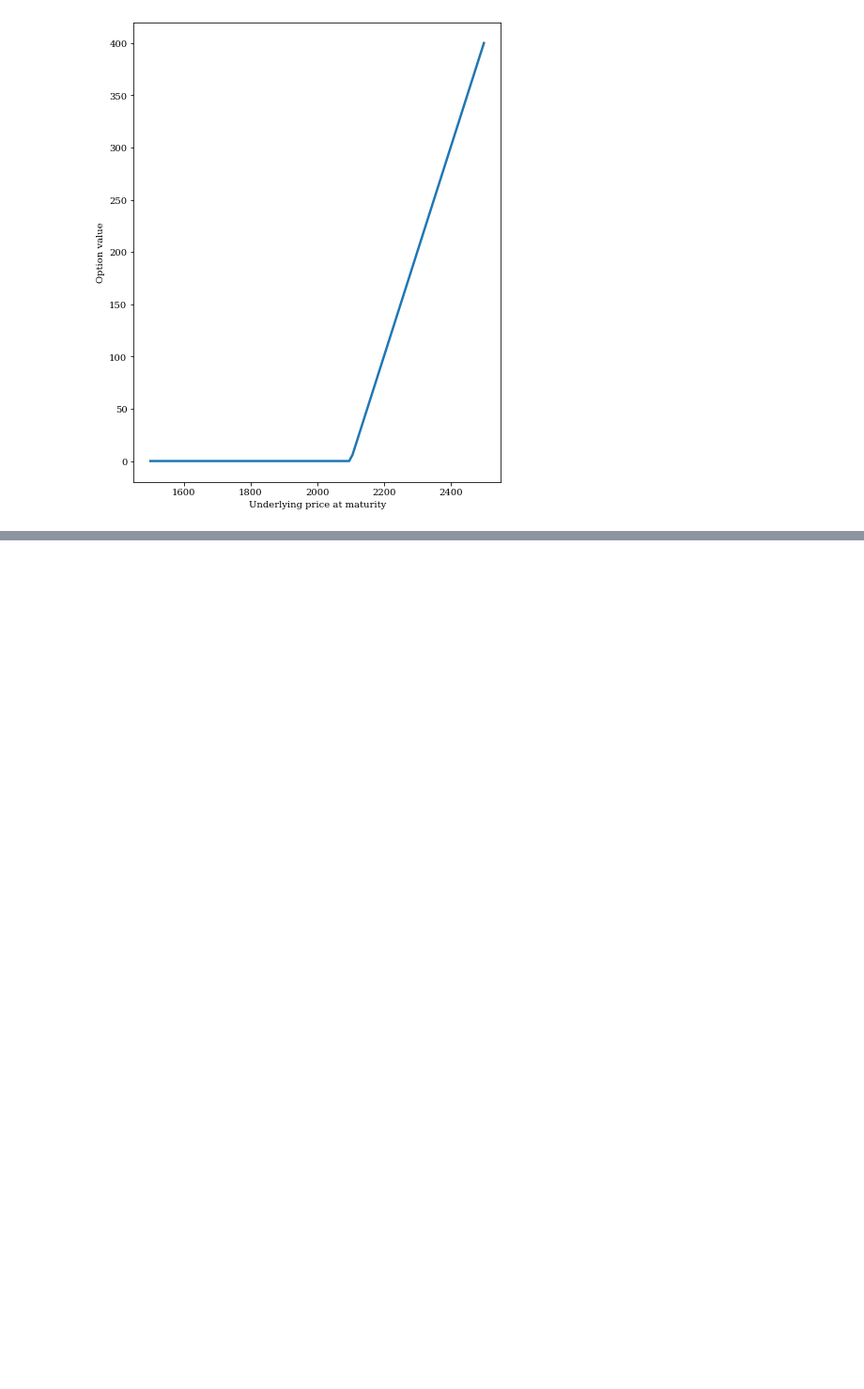
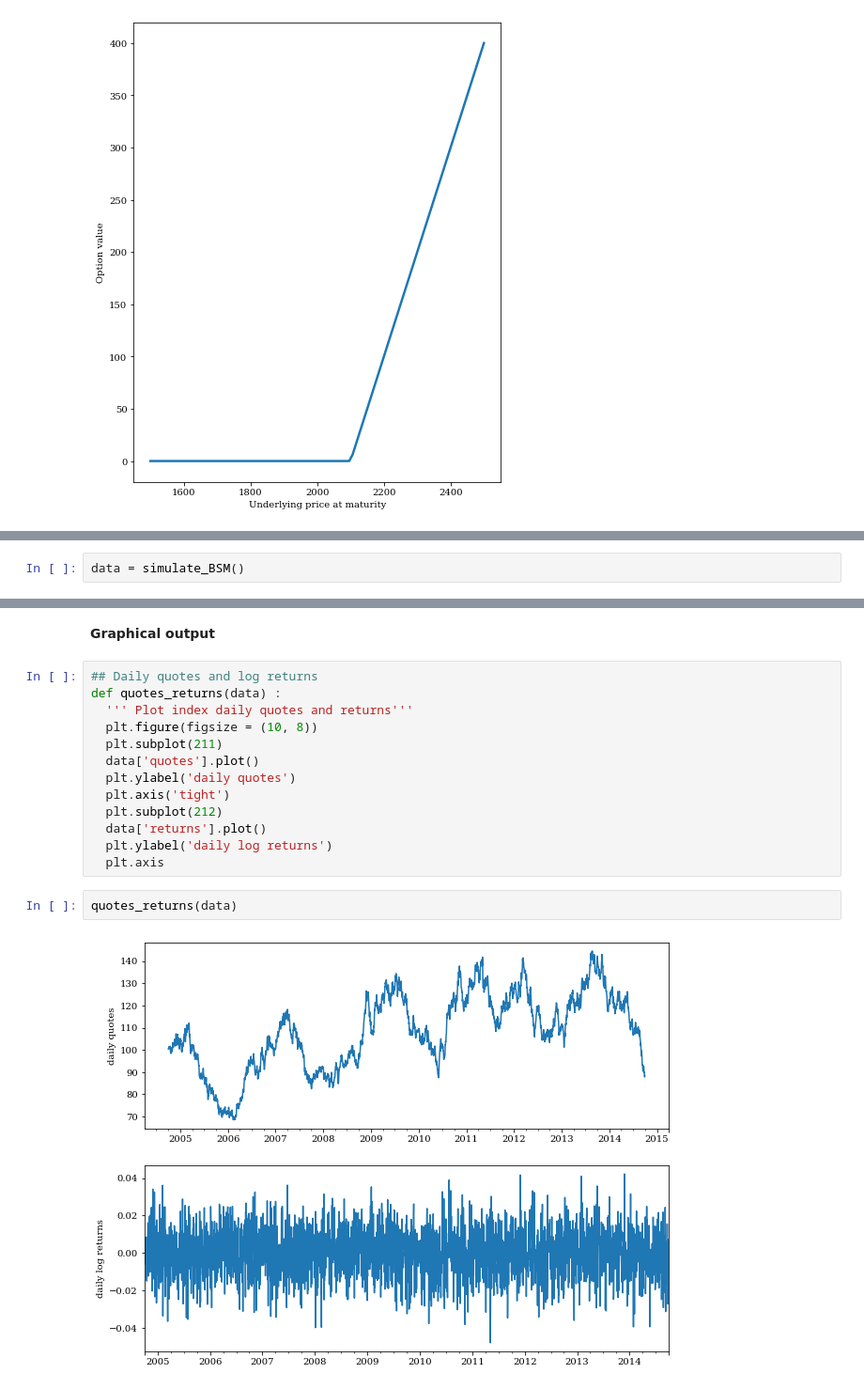
Before and after one commit to m-dabo/derivatives, a Jupyter notebook: Deriv.ipynb, the cells around one changed output, grey strips where cells are left out. Shown at 94% size. Saved outputs shown, nothing was run; the diff lists cells and outputs as text; blank space fills up the shorter version.

```diff
--- a/Deriv.ipynb
+++ b/Deriv.ipynb
@@ -33,0 +96,2 @@ Text(0, 0.5, 'Option value')
+# %%
+data = simulate_BSM()
@@ -33,0 +143,19 @@ Text(0, 0.5, 'Option value')
+# %% [markdown]
+**Graphical output**
+# %%
+## Daily quotes and log returns
+def quotes_returns(data) :
+  ''' Plot index daily quotes and returns'''
+  plt.figure(figsize = (10, 8))
+  plt.subplot(211)
+  data['quotes'].plot()
+  plt.ylabel('daily quotes')
+  plt.axis('tight')
+  plt.subplot(212)
+  data['returns'].plot()
+  plt.ylabel('daily log returns')
+  plt.axis
+# %%
+quotes_returns(data)
+# %% [output]
+[figure, added]
```
Also changed, not shown: parts of 32 cells of this notebook.
